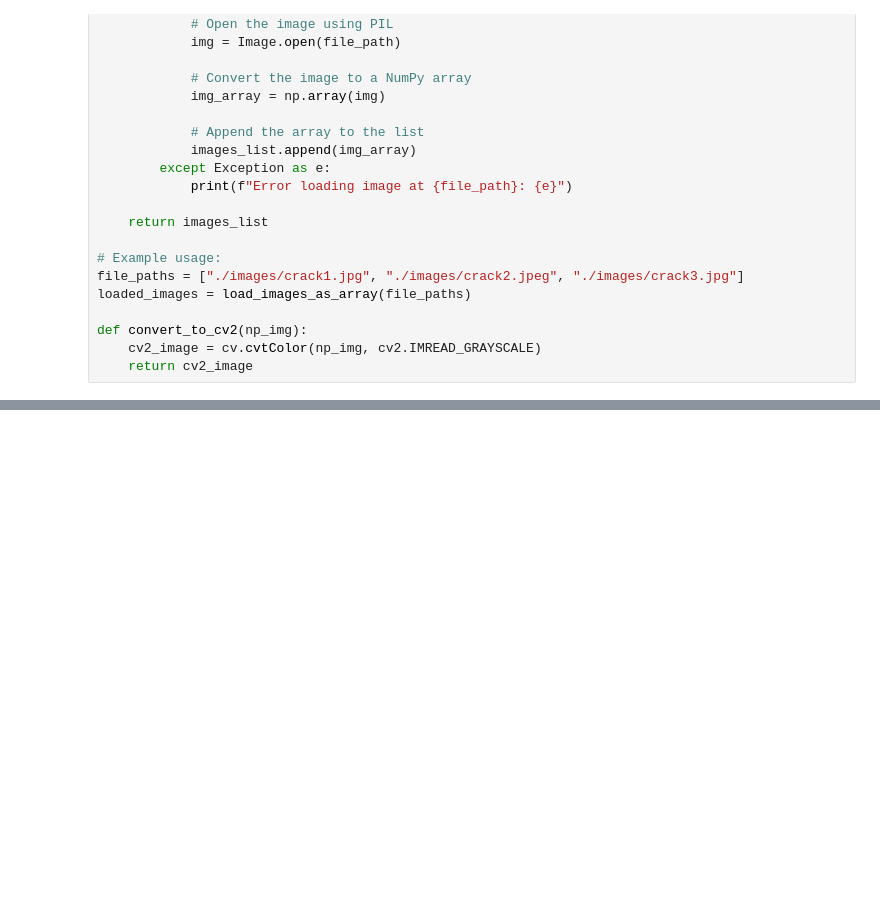
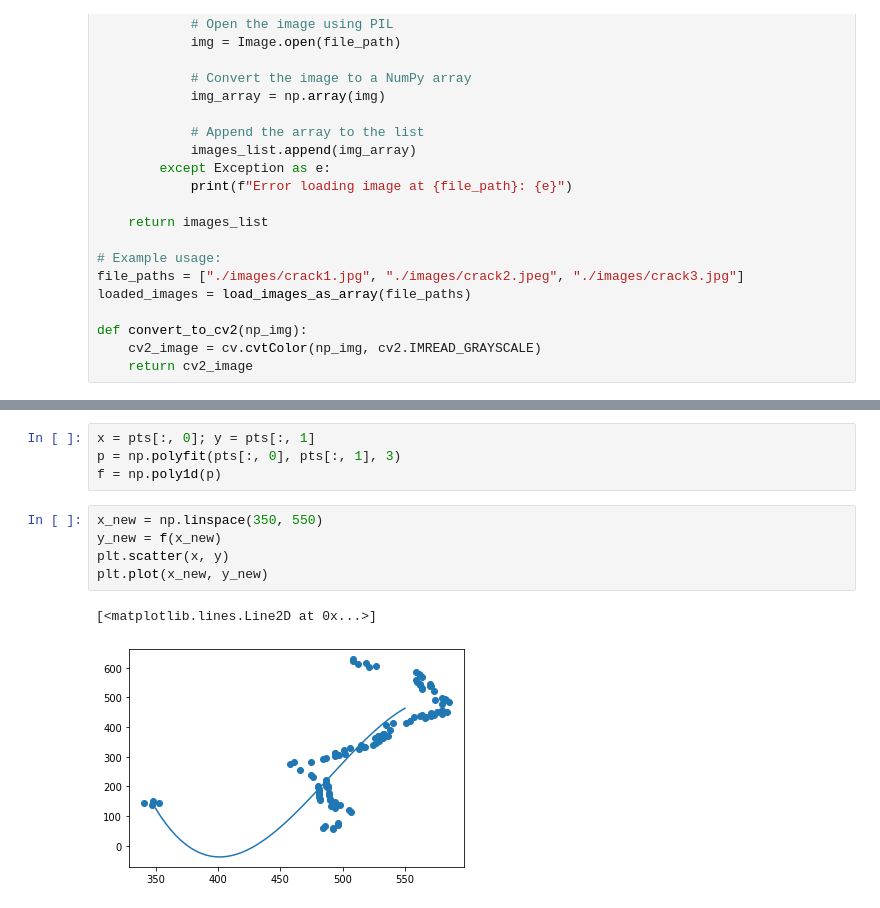
Before and after one commit to fzoric8/ros_utils, a Jupyter notebook: play/CrackManipulation.ipynb, the cells around one changed output, grey strips where cells are left out. Cells and saved outputs as stored; diff of their text form; blank space fills up the shorter version.

Commit message:
Added polyfit

```diff
--- a/play/CrackManipulation.ipynb
+++ b/play/CrackManipulation.ipynb
@@ -88,0 +170,12 @@ def blur_image(image, kernel_size=(5, 5)):
+# %%
+x = pts[:, 0]; y = pts[:, 1]
+p = np.polyfit(pts[:, 0], pts[:, 1], 3)
+f = np.poly1d(p)
+# %%
+x_new = np.linspace(350, 550)
+y_new = f(x_new)
+plt.scatter(x, y)
+plt.plot(x_new, y_new)
+# %% [output]
+[<matplotlib.lines.Line2D at 0x...>]
+[figure, added]
```
Also changed, not shown: parts of 10 cells of this notebook.
